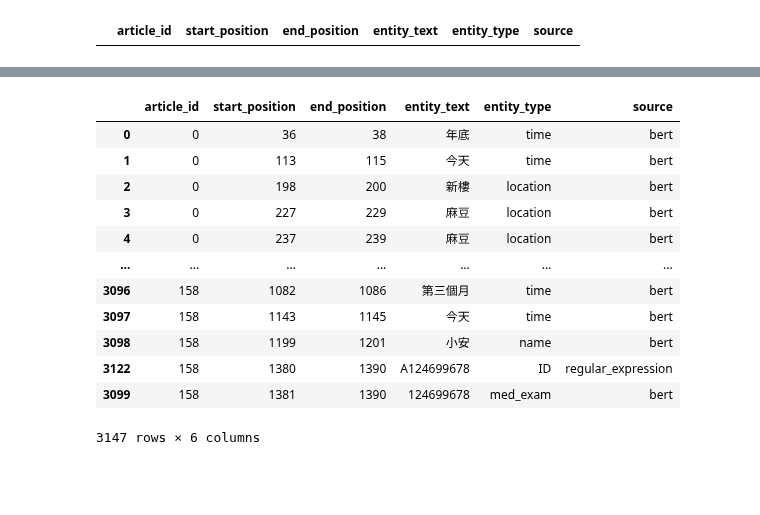
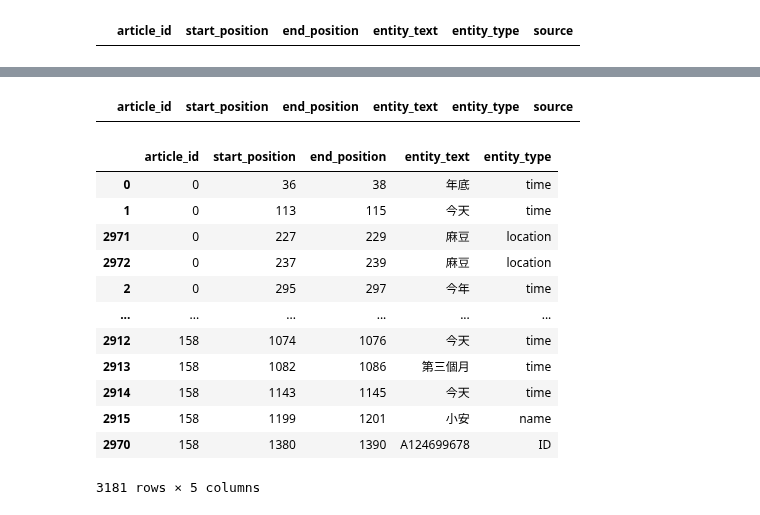
Before and after one commit to wuling31715/2020-AI-CUP, a Jupyter notebook: ensemble/ensemble.ipynb, the cells around one changed output, grey strips where cells are left out. Drawn from its saved outputs; the diff is of its cells as text; code cells hidden in the pictures; blank space fills up the shorter version.

```diff
--- a/ensemble/ensemble.ipynb
+++ b/ensemble/ensemble.ipynb
@@ -86,7 +87,7 @@ dictionary_df
 # %%
 ensemble_df = ensemble_df.append(bert_df, ignore_index=True)
-ensemble_df = ensemble_df.append(regular_expression_df, ignore_index=True)
-ensemble_df = ensemble_df.append(dictionary_df, ignore_index=True)
+ensemble_df = ensemble_df.append(re_df, ignore_index=True)
+ensemble_df = ensemble_df.append(dict_df, ignore_index=True)
 ensemble_df
 # %% [output]
 |  | article_id | start_position | end_position | entity_text | entity_type | source |
@@ -105,5 +106,5 @@ ensemble_df
 # %%
-ensemble_df = ensemble_df.sort_values(by=['article_id', 'start_position'])
+ensemble_df = ensemble_df.sort_values(by=['article_id', 'start_position', 'source'])
 ensemble_df
 # %% [output]
 |  | article_id | start_position | end_position | entity_text | entity_type | source |
@@ -154,0 +139,3 @@ Int64Index([23, 457, 838, 1493, 2277], dtype='int64')
+# %%
+ensemble_df = ensemble_df.drop_duplicates(keep='first', subset=['article_id', 'start_position'])
+ensemble_df
@@ -154,0 +180,3 @@ Int64Index([23, 457, 838, 1493, 2277], dtype='int64')
+# %%
+ensemble_df = ensemble_df.drop_duplicates(keep='first', subset=['article_id', 'end_position'])
+ensemble_df
@@ -155,17 +197,22 @@ Int64Index([23, 457, 838, 1493, 2277], dtype='int64')
+# %%
+ensemble_df[ensemble_df.duplicated(keep=False, subset=['article_id', 'end_position'])]
+# %% [output]
+|  | article_id | start_position | end_position | entity_text | entity_type | source |
 # %%
-ensemble_df = ensemble_df.drop(ensemble_df[(ensemble_df['entity_type'] == 'ID') & (ensemble_df['source'] == 'bert')].index)
+ensemble_df = ensemble_df.drop(columns=['source'])
+ensemble_df = ensemble_df.drop_duplicates()
 ensemble_df
 # %% [output]
-|  | article_id | start_position | end_position | entity_text | entity_type | source |
-| 0 | 0 | 36 | 38 | 年底 | time | bert |
-| 1 | 0 | 113 | 115 | 今天 | time | bert |
-| 2 | 0 | 198 | 200 | 新樓 | location | bert |
-| 3 | 0 | 227 | 229 | 麻豆 | location | bert |
-| 4 | 0 | 237 | 239 | 麻豆 | location | bert |
-| ... | ... | ... | ... | ... | ... | ... |
-| 3096 | 158 | 1082 | 1086 | 第三個月 | time | bert |
-| 3097 | 158 | 1143 | 1145 | 今天 | time | bert |
-| 3098 | 158 | 1199 | 1201 | 小安 | name | bert |
-| 3122 | 158 | 1380 | 1390 | A124699678 | ID | regular_expression |
-| 3099 | 158 | 1381 | 1390 | 124699678 | med_exam | bert |
+|  | article_id | start_position | end_position | entity_text | entity_type |
+| 0 | 0 | 36 | 38 | 年底 | time |
+| 1 | 0 | 113 | 115 | 今天 | time |
+| 2971 | 0 | 227 | 229 | 麻豆 | location |
+| 2972 | 0 | 237 | 239 | 麻豆 | location |
+| 2 | 0 | 295 | 297 | 今年 | time |
+| ... | ... | ... | ... | ... | ... |
+| 2912 | 158 | 1074 | 1076 | 今天 | time |
+| 2913 | 158 | 1082 | 1086 | 第三個月 | time |
+| 2914 | 158 | 1143 | 1145 | 今天 | time |
+| 2915 | 158 | 1199 | 1201 | 小安 | name |
+| 2970 | 158 | 1380 | 1390 | A124699678 | ID |
-3147 rows × 6 columns
+3181 rows × 5 columns
```
Also changed, not shown: parts of 19 cells of this notebook, 24 other files.
